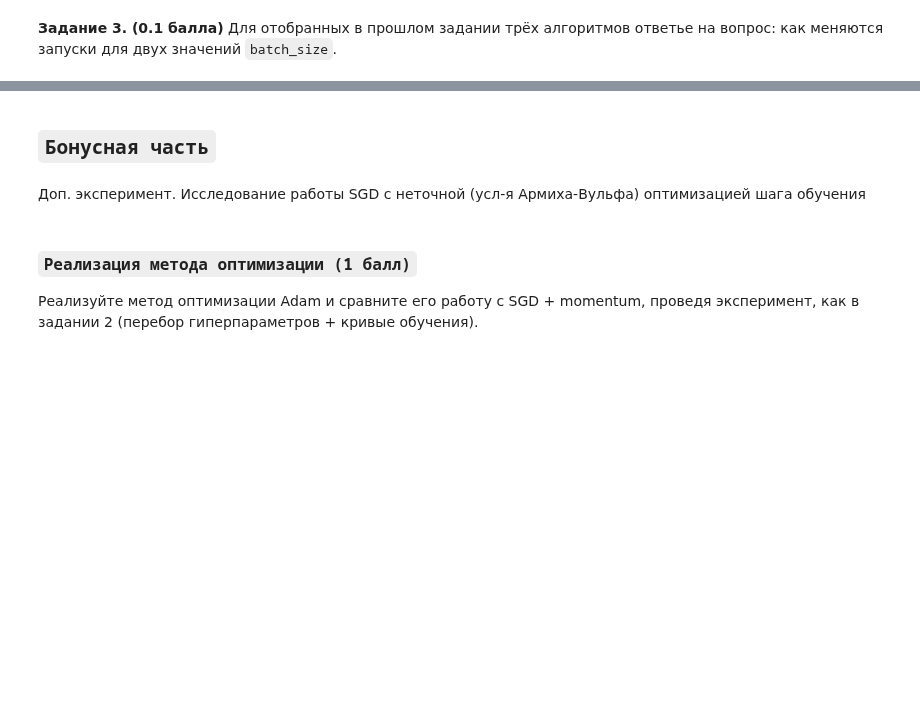
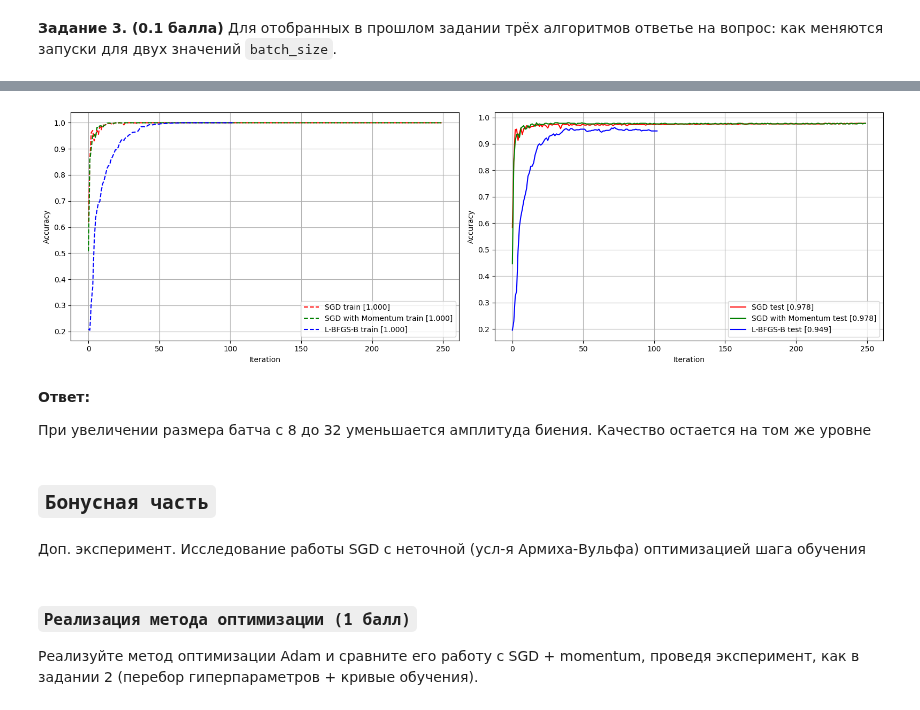
Before and after one commit to Bogachevv/MMP_prac_spring_24, a Jupyter notebook: task_1/task_01.ipynb, the cells around one changed output, grey strips where cells are left out. Saved outputs shown, nothing was run; the diff lists cells and outputs as text; code cells hidden in the pictures; blank space fills up the shorter version.

```diff
--- a/task_1/task_01.ipynb
+++ b/task_1/task_01.ipynb
@@ -1794,3 +1864,26 @@ plt.show()
+# %%
+fig, ax = plt.subplots(nrows=1, ncols=2, figsize=(16, 5))
+colors = ['r', 'g', 'b']
+optimizer_labels = ["SGD", "SGD with Momentum", "L-BFGS-B"]
+
+for train_acc, test_acc, color, label in zip(accs_train, accs_test, colors, optimizer_labels):
+    ax[0].plot(train_acc, f'{color}--', label=f'{label} train [{train_acc[-1]:5.3f}]')
+    ax[1].plot(test_acc, f'{color}-', label=f'{label} test [{test_acc[-1]:5.3f}]')
+
+for i in range(2):
+    ax[i].set_xlabel("Iteration")
+    ax[i].set_ylabel("Accuracy")
+    ax[i].grid(True)
+    ax[i].legend()
+
+fig.tight_layout()
+plt.show()
+# %% [output]
+[figure, added]
+# %% [markdown]
+**Ответ:**
+
+При увеличении размера батча с 8 до 32 уменьшается амплитуда биения. Качество остается на том же уровне
 # %% [markdown]
 ## `Бонусная часть`
 # %% [markdown]
```
Also changed, not shown: parts of 34 cells of this notebook.
